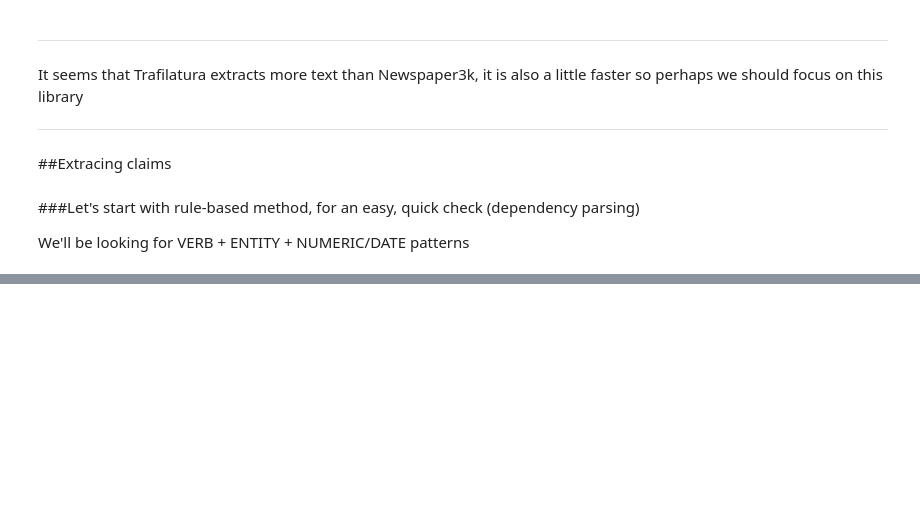
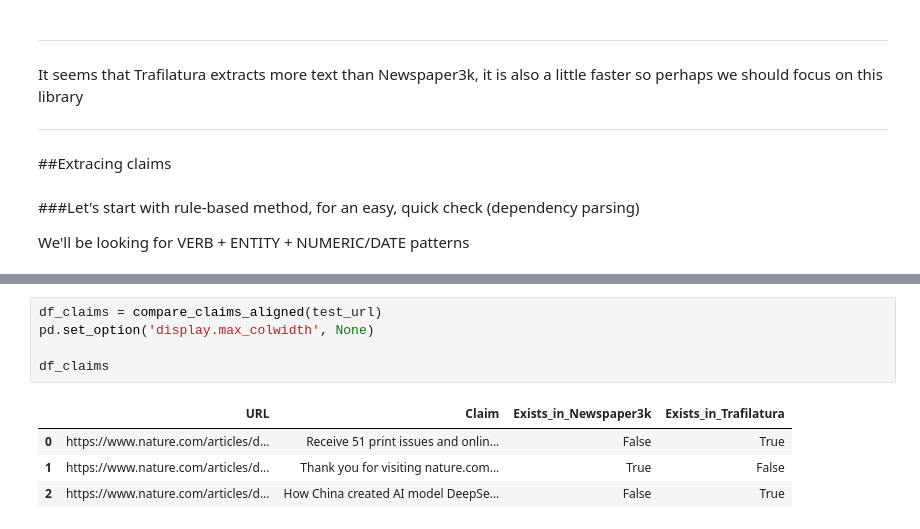
Before and after one commit to szezlong/Articles_Evaluation, a Jupyter notebook: AI_Detection_Expansion.ipynb, the cells around one changed output, grey strips where cells are left out. Drawn from its saved outputs; the diff is of its cells as text; blank space fills up the shorter version.

```diff
--- a/AI_Detection_Expansion.ipynb
+++ b/AI_Detection_Expansion.ipynb
@@ -785,0 +901,10 @@ We'll be looking for VERB + ENTITY + NUMERIC/DATE patterns
+# %%
+df_claims = compare_claims_aligned(test_url)
+pd.set_option('display.max_colwidth', None)
+
+df_claims
+# %% [output]
+|  | URL | Claim | Exists_in_Newspaper3k | Exists_in_Trafilatura |
+| 0 | https://www.nature.com/articles/d... | Receive 51 print issues and onlin... | False | True |
+| 1 | https://www.nature.com/articles/d... | Thank you for visiting nature.com... | True | False |
+| 2 | https://www.nature.com/articles/d... | How China created AI model DeepSe... | False | True |
```
Also changed, not shown: parts of 21 cells of this notebook.
